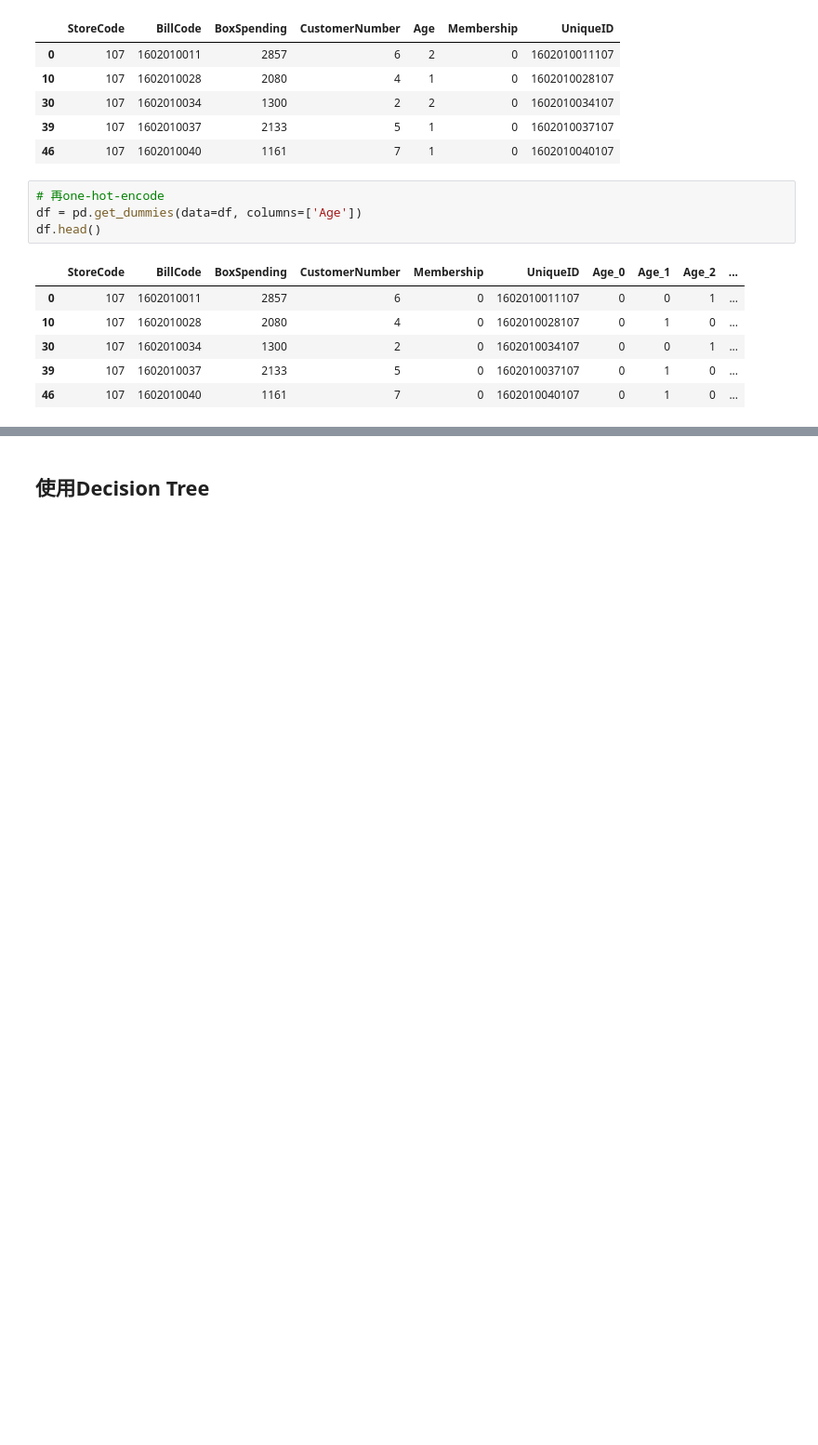
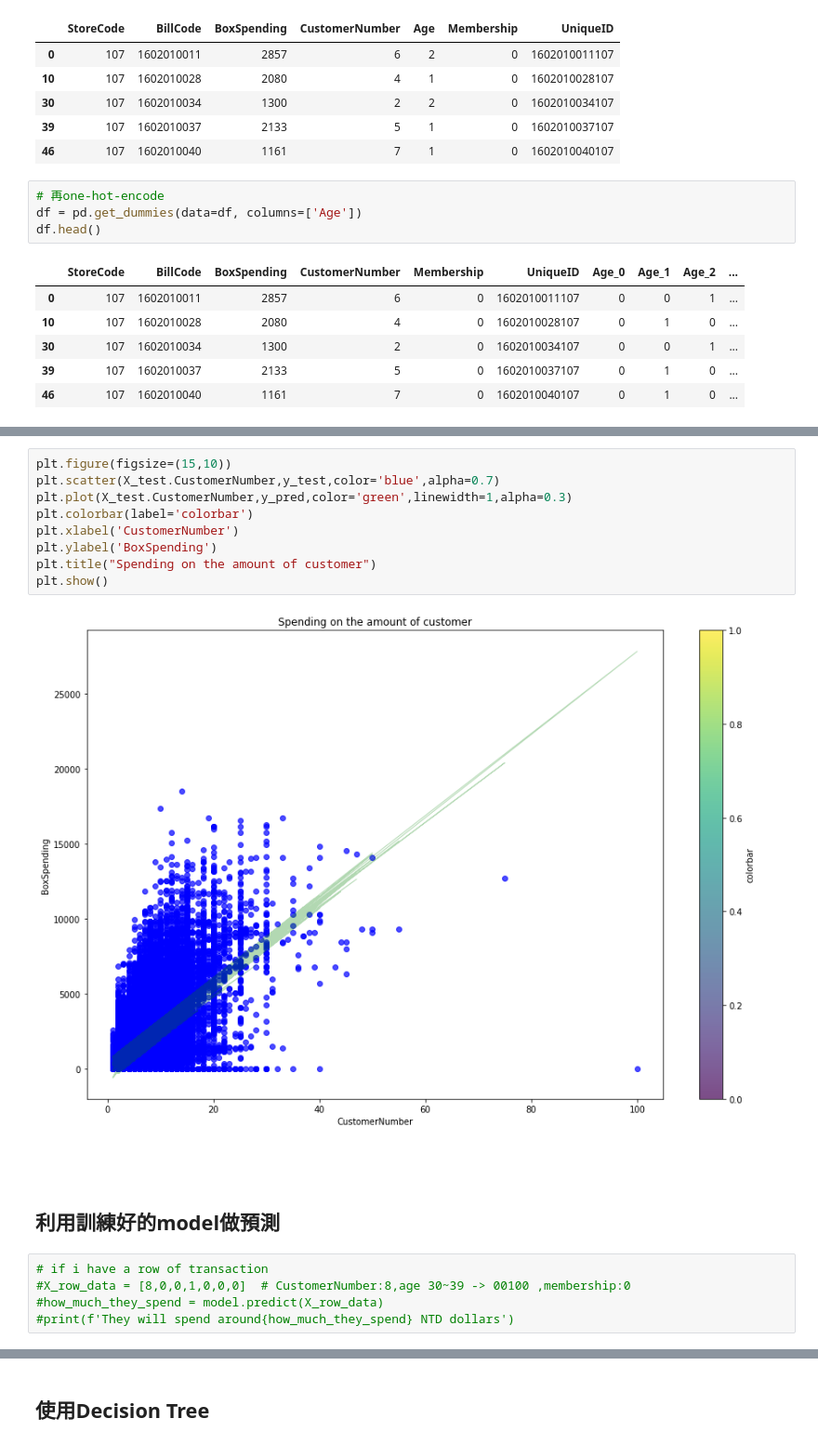
Before and after one commit to tengtengsnake/DS_info, a Jupyter notebook: final-pj2.ipynb, the cells around one changed output, grey strips where cells are left out. Shown at 93% size. Cells and saved outputs as stored; diff of their text form; blank space fills up the shorter version.

```diff
--- a/final-pj2.ipynb
+++ b/final-pj2.ipynb
@@ -49,0 +102,20 @@ y = df['BoxSpending'] # 建置標籤集
+# %%
+plt.figure(figsize=(15,10))
+plt.scatter(X_test.CustomerNumber,y_test,color='blue',alpha=0.7)
+plt.plot(X_test.CustomerNumber,y_pred,color='green',linewidth=1,alpha=0.3)
+plt.colorbar(label='colorbar')
+plt.xlabel('CustomerNumber')
+plt.ylabel('BoxSpending')
+plt.title("Spending on the amount of customer")
+plt.show()
+# %% [output]
+[figure, added]
+# %% [markdown]
+##
+# %% [markdown]
+## 利用訓練好的model做預測
+# %%
+# if i have a row of transaction
+#X_row_data = [8,0,0,1,0,0,0]  # CustomerNumber:8,age 30~39 -> 00100 ,membership:0
+#how_much_they_spend = model.predict(X_row_data)
+#print(f'They will spend around{how_much_they_spend} NTD dollars')
```
Also changed, not shown: parts of 19 cells of this notebook.
